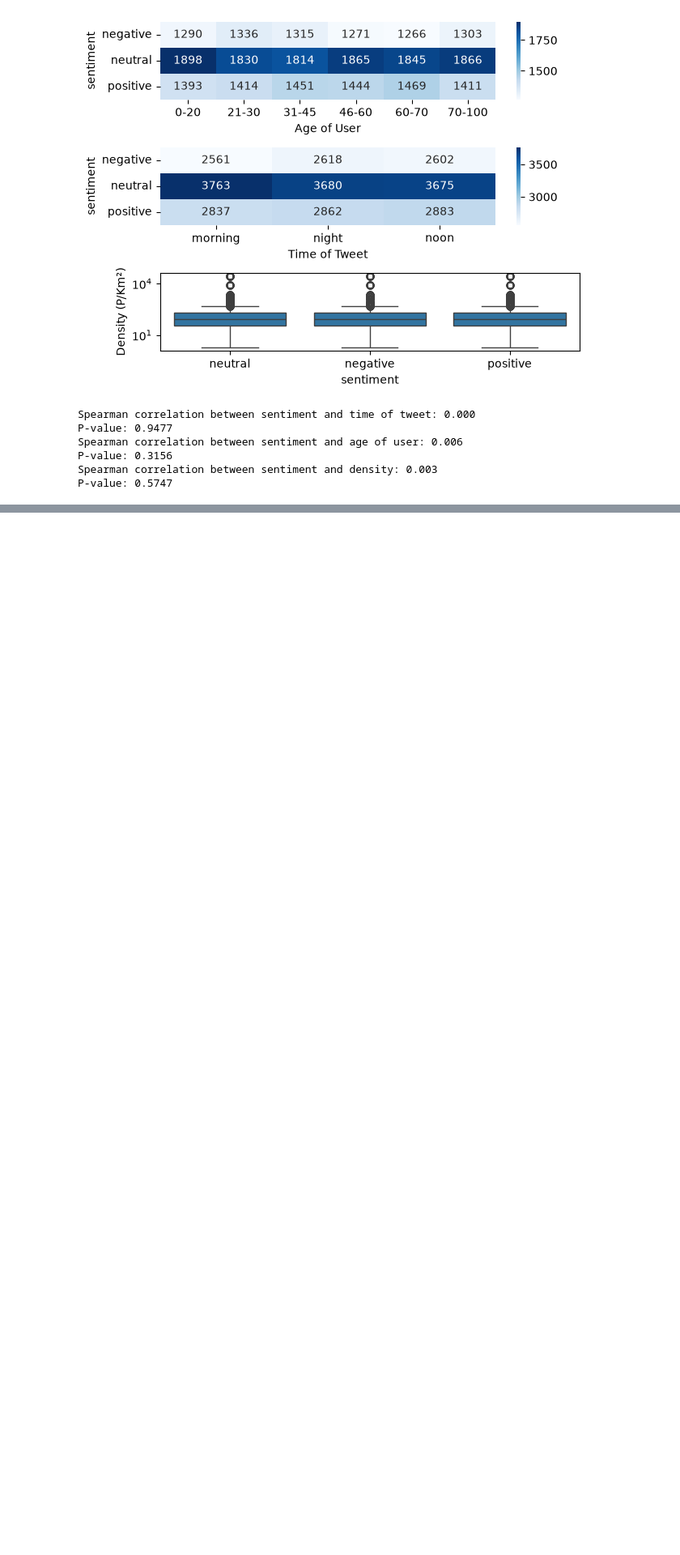
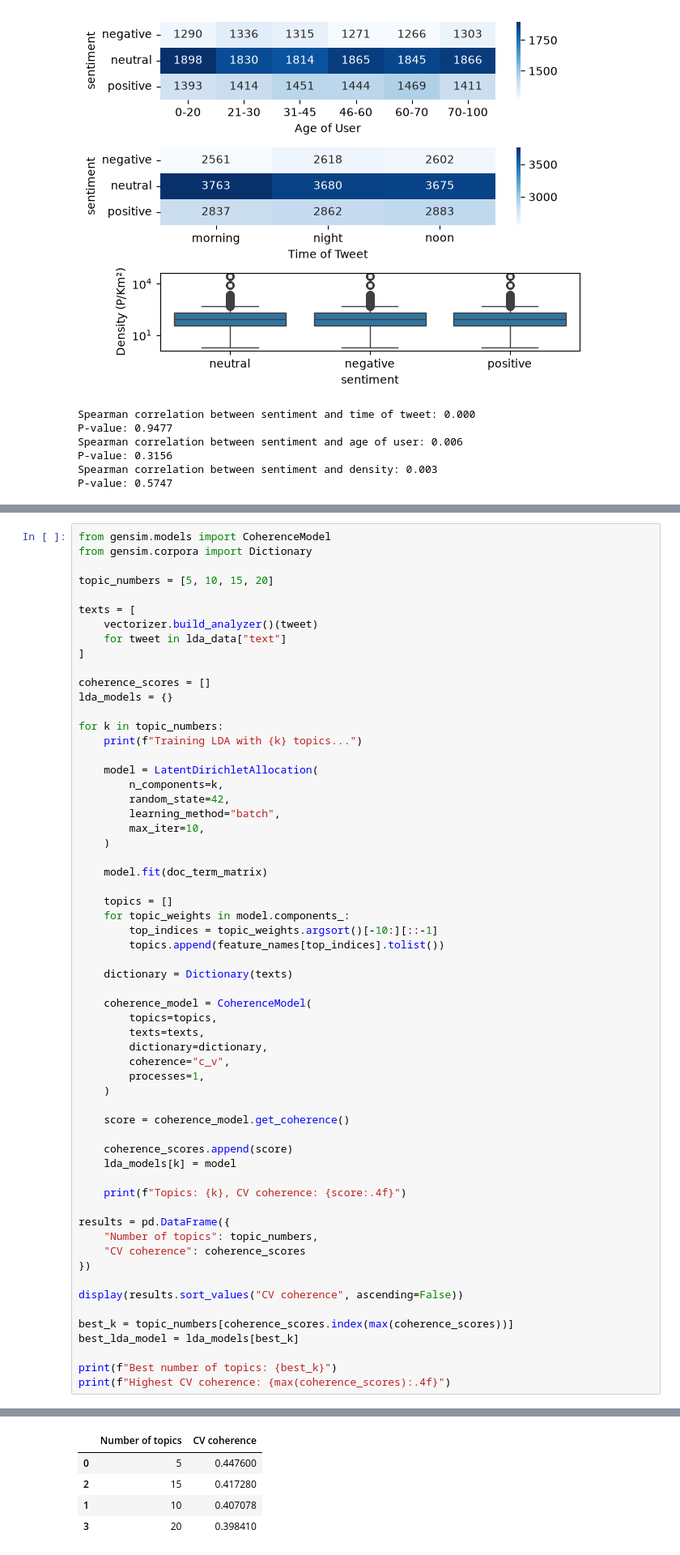
Before and after one commit to urhovr/NLP_Final_Project, a Jupyter notebook: NLP_Jaakko.ipynb, the cells around one changed output, grey strips where cells are left out. Shown at 81% size. Saved outputs shown, nothing was run; the diff lists cells and outputs as text; blank space fills up the shorter version.

```diff
--- a/NLP_Jaakko.ipynb
+++ b/NLP_Jaakko.ipynb
@@ -224,0 +240,61 @@ Sentiment distribution within each topic (%):
+# %%
+from gensim.models import CoherenceModel
+from gensim.corpora import Dictionary
+
+topic_numbers = [5, 10, 15, 20]
+
+texts = [
+    vectorizer.build_analyzer()(tweet)
+    for tweet in lda_data["text"]
+]
+
+coherence_scores = []
+lda_models = {}
+
+for k in topic_numbers:
+    print(f"Training LDA with {k} topics...")
+
+    model = LatentDirichletAllocation(
+        n_components=k,
+        random_state=42,
+        learning_method="batch",
+        max_iter=10,
+    )
+
+    model.fit(doc_term_matrix)
+
+    topics = []
+    for topic_weights in model.components_:
+        top_indices = topic_weights.argsort()[-10:][::-1]
+        topics.append(feature_names[top_indices].tolist())
+
+    dictionary = Dictionary(texts)
+
+    coherence_model = CoherenceModel(
+        topics=topics,
+        texts=texts,
+        dictionary=dictionary,
+        coherence="c_v",
+        processes=1,
+    )
+
+    score = coherence_model.get_coherence()
+
+    coherence_scores.append(score)
+    lda_models[k] = model
+
+    print(f"Topics: {k}, CV coherence: {score:.4f}")
+
+results = pd.DataFrame({
+    "Number of topics": topic_numbers,
+    "CV coherence": coherence_scores
+})
+
+display(results.sort_values("CV coherence", ascending=False))
+
+best_k = topic_numbers[coherence_scores.index(max(coherence_scores))]
+best_lda_model = lda_models[best_k]
+
+print(f"Best number of topics: {best_k}")
+print(f"Highest CV coherence: {max(coherence_scores):.4f}")
+# %% [output]
@@ -224,0 +309,5 @@ Sentiment distribution within each topic (%):
+|  | Number of topics | CV coherence |
+| 0 | 5 | 0.447600 |
+| 2 | 15 | 0.417280 |
+| 1 | 10 | 0.407078 |
+| 3 | 20 | 0.398410 |
```
Also changed, not shown: parts of 15 cells of this notebook.
